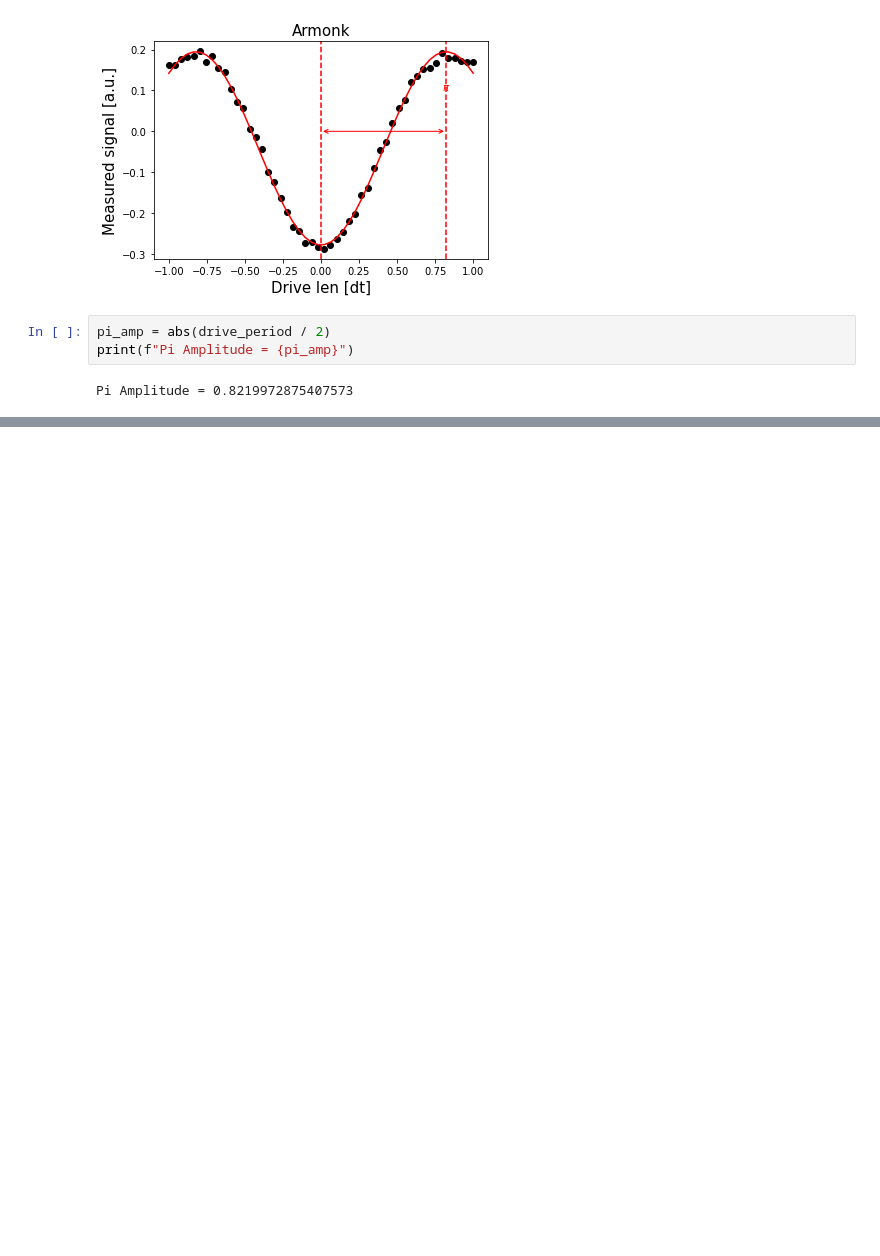
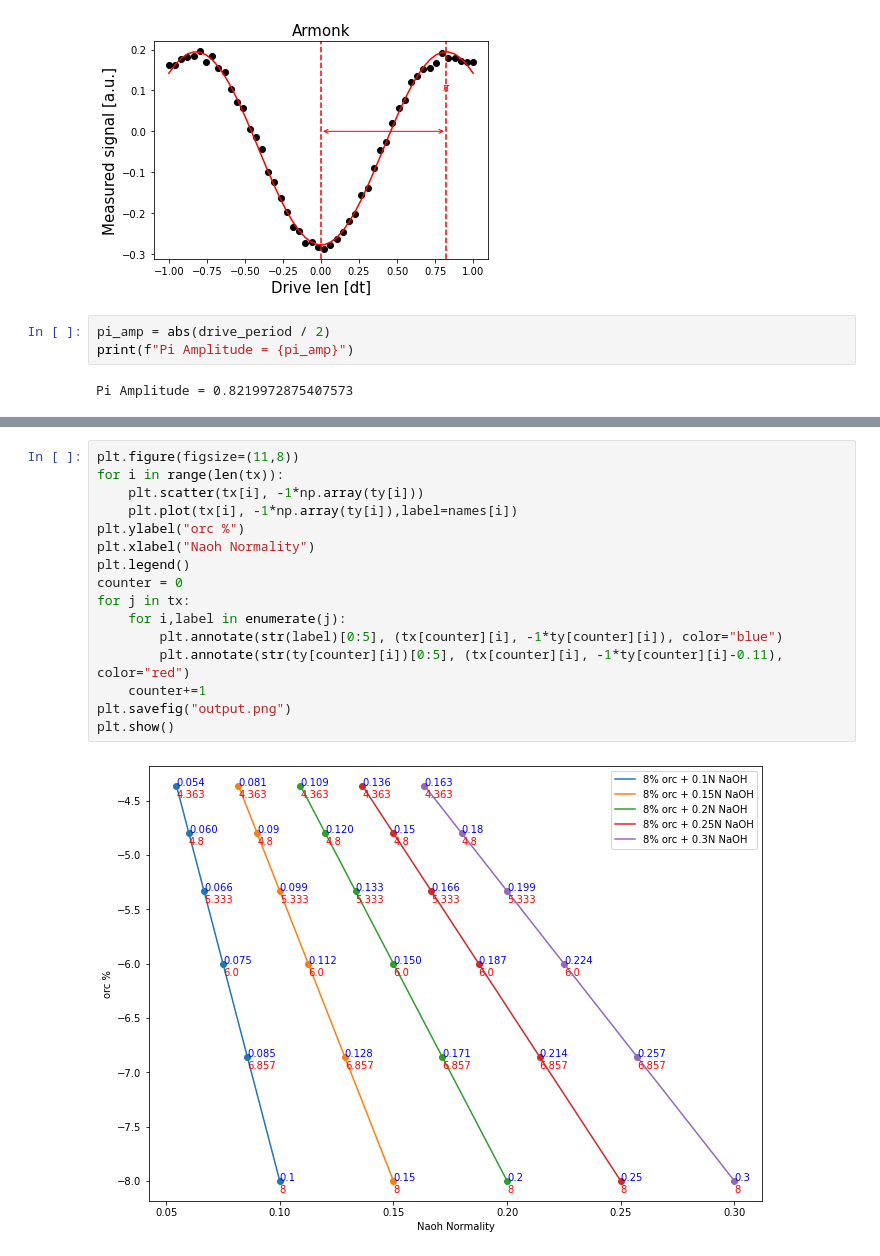
Before and after one commit to Fan-0/AQI2022, a Jupyter notebook: Summer 2022/June 19 Update.ipynb, the cells around one changed output, grey strips where cells are left out. Cells and saved outputs as stored; diff of their text form; blank space fills up the shorter version.

```diff
--- a/Summer 2022/June 19 Update.ipynb
+++ b/Summer 2022/June 19 Update.ipynb
@@ -156,0 +256,18 @@ Pi Amplitude = 0.8219972875407573
+# %%
+plt.figure(figsize=(11,8))
+for i in range(len(tx)):
+    plt.scatter(tx[i], -1*np.array(ty[i]))
+    plt.plot(tx[i], -1*np.array(ty[i]),label=names[i])
+plt.ylabel("orc %")
+plt.xlabel("Naoh Normality")
+plt.legend()
+counter = 0
+for j in tx:
+    for i,label in enumerate(j):
+        plt.annotate(str(label)[0:5], (tx[counter][i], -1*ty[counter][i]), color="blue")
+        plt.annotate(str(ty[counter][i])[0:5], (tx[counter][i], -1*ty[counter][i]-0.11), color="red")
+    counter+=1
+plt.savefig("output.png")
+plt.show()
+# %% [output]
+[figure, added]
```
Also changed, not shown: parts of 12 cells of this notebook, 3 other files.
